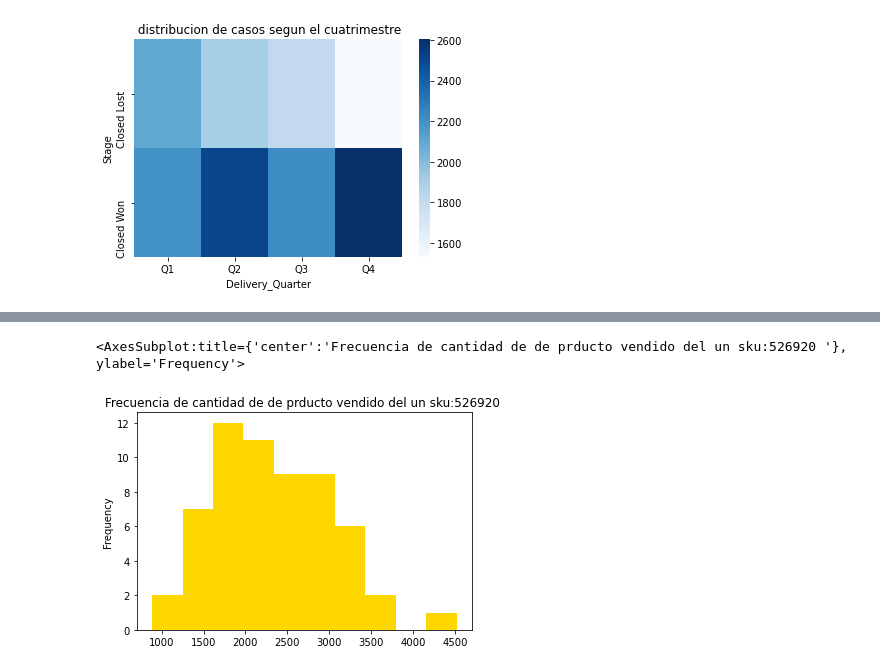
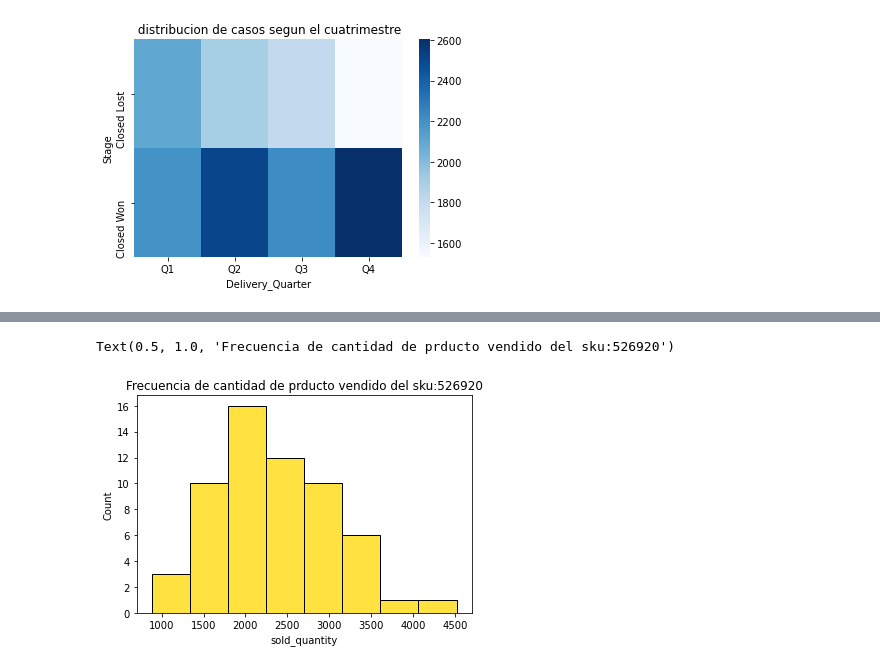
Before and after one commit to Bmorseletto/Trabajo-Practico-1, a Jupyter notebook: Tp1.ipynb, the cells around one changed output, grey strips where cells are left out. Cells and saved outputs as stored; diff of their text form; code cells hidden in the pictures.

```diff
--- a/Tp1.ipynb
+++ b/Tp1.ipynb
@@ -363,10 +383,10 @@ Text(0.5, 1.0, 'Cantidad de ventas segun el dia del un sku:526920 ')
 #Visualizacion 6 Frecuencia de cantidad de de prducto vendido de un sku especifico
 sku_y_cantidad_vendida2 = data2.filter(["sku", "sold_quantity"])
 sku_y_cantidad_vendida2 =sku_y_cantidad_vendida2[sku_y_cantidad_vendida2["sku"] == 526920]
-# %%
-sku_y_cantidad_vendida2["sold_quantity"].plot.hist(color=["gold"], title="Frecuencia de cantidad de de prducto vendido del un sku:526920 ")
-# %% [output]
-<AxesSubplot:title={'center':'Frecuencia de cantidad de de prducto vendido del un sku:526920 '}, ylabel='Frequency'>
-[figure, removed]
+# %%
+sns.histplot(data=sku_y_cantidad_vendida2["sold_quantity"], color="gold").set_title("Frecuencia de cantidad de prducto vendido del sku:526920" )
+# %% [output]
+Text(0.5, 1.0, 'Frecuencia de cantidad de prducto vendido del sku:526920')
+[figure, added]
 # %%
 #Visualizacion 7
```
Also changed, not shown: parts of 6 cells of this notebook.
